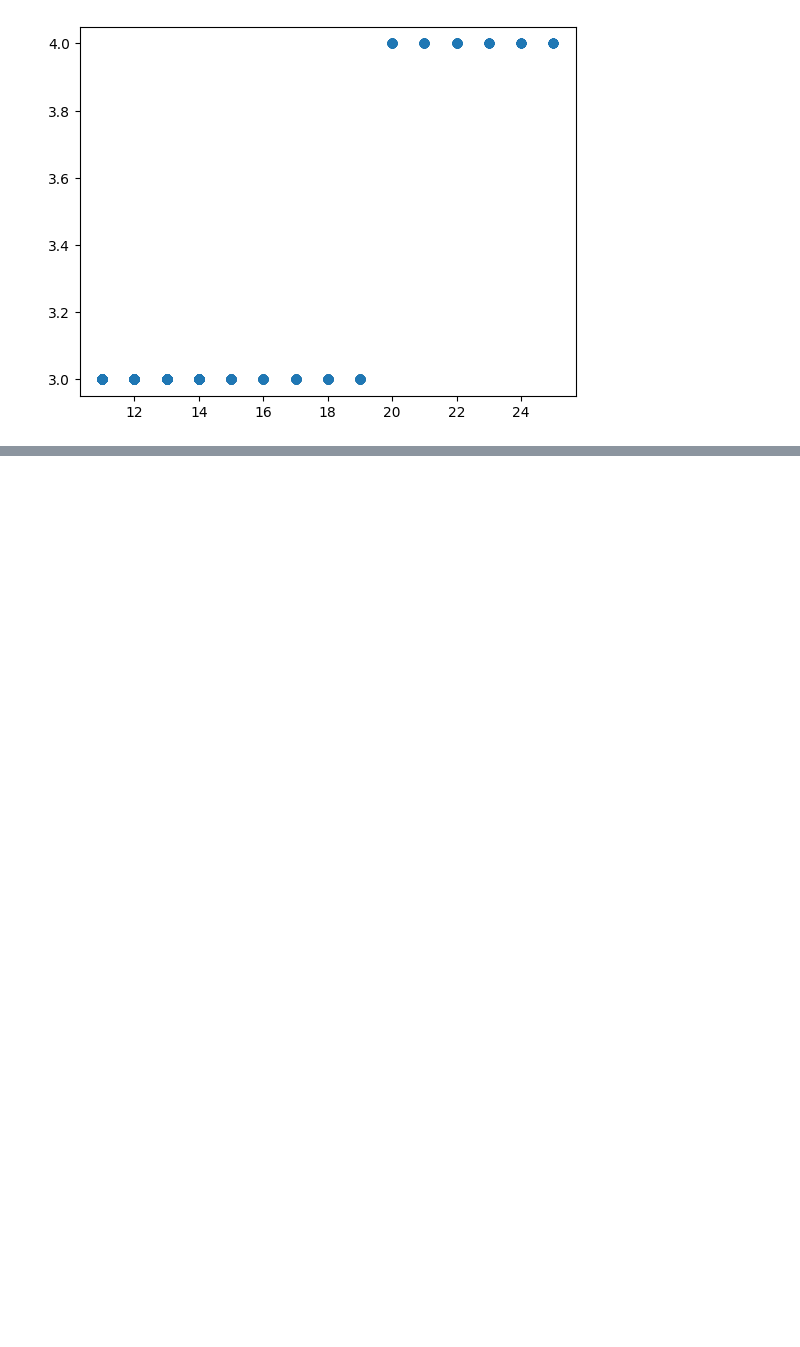
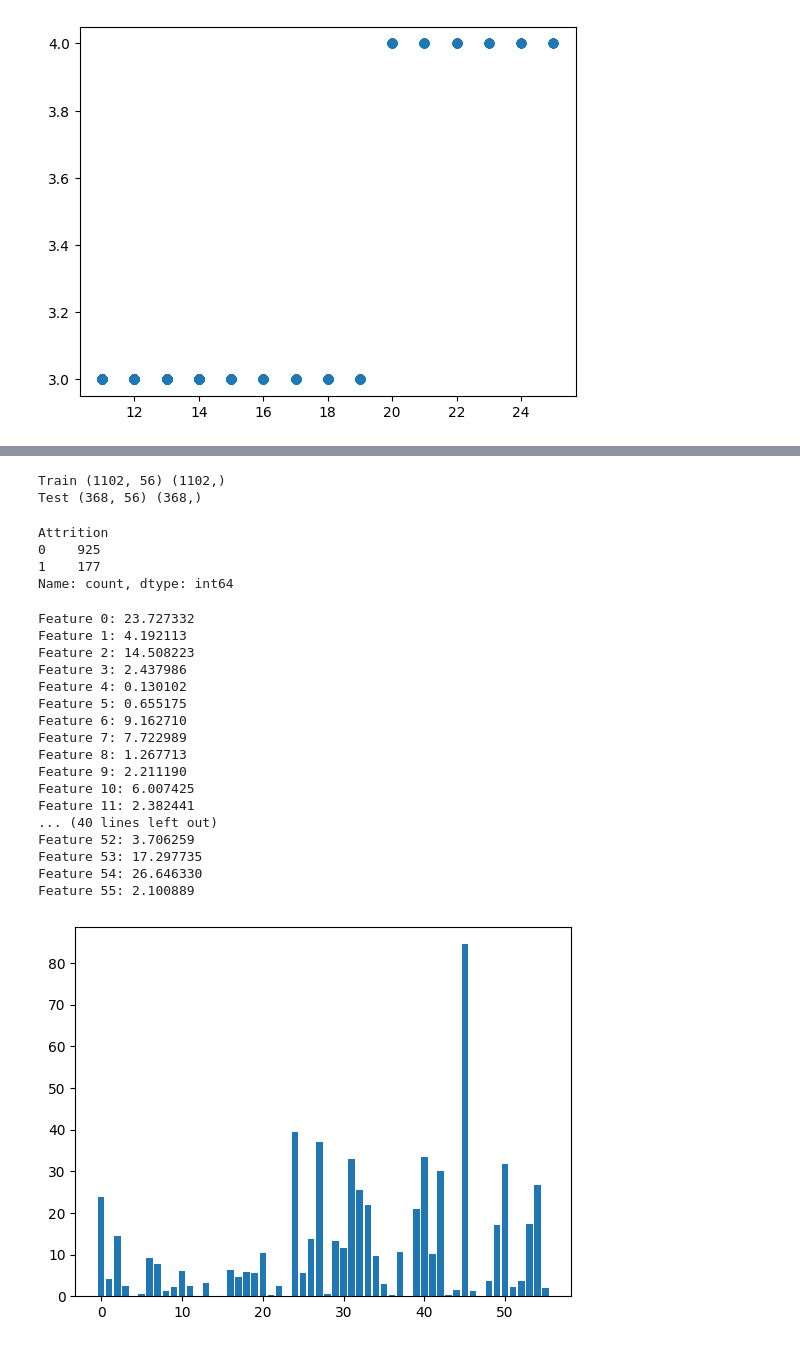
Before and after one commit to ymcgillicuddy/HR-Analytics, a Jupyter notebook: HR Analytics.ipynb, the cells around one changed output, grey strips where cells are left out. Drawn from its saved outputs; the diff is of its cells as text; code cells hidden in the pictures; blank space fills up the shorter version.

```diff
--- a/HR Analytics.ipynb
+++ b/HR Analytics.ipynb
@@ -428,0 +385,14 @@ df.head()
+# %%
+encoder = OneHotEncoder(sparse=False)
+new_df = pd.DataFrame()
+
+for cat in categorical_df.columns: # loop through each column in categorical_df
+    values = asarray(df[cat].to_list()) # list of column values as an array
+    values = values.reshape(len(values),1) # reshape array
+    result = encoder.fit_transform(values) # fit encoder on values
+    cols = pd.DataFrame(result, columns=encoder.categories_) # utilise categorical values as column names
+    new_df=pd.concat([new_df,cols],axis=1) # add new columns to new_df
+
+X_cat = pd.concat([new_df.reset_index(drop=True),X.reset_index(drop=True)],axis=1) # concatenating new_df to previous X dataframe and resetting index to prevent index from memory persisting
+X_cat.columns = X_cat.columns.astype(str) # ensuring that column titles are strings
+X_cat.head()
@@ -428,0 +425,34 @@ df.head()
+# %%
+X_cat_train, X_cat_test, y_cat_train, y_cat_test = train_test_split(X_cat, y, test_size=0.25, random_state=19) # splitting new dataframe
+X_y_cat_shape = print_shape(X_cat_train,y_cat_train,X_cat_test,y_cat_test) #checking shape of new data split
+# %% [output]
+Train (1102, 56) (1102,)
+Test (368, 56) (368,)
+# %%
+y_cat_train.value_counts()
+# %% [output]
+Attrition
+0    925
+1    177
+Name: count, dtype: int64
+# %%
+plot_cat = plot_k_best(X_cat_train,y_cat_train,X_cat_test) # plotting scores of all features in the new train/test data
+# %% [output]
+Feature 0: 23.727332
+Feature 1: 4.192113
+Feature 2: 14.508223
+Feature 3: 2.437986
+Feature 4: 0.130102
+Feature 5: 0.655175
+Feature 6: 9.162710
+Feature 7: 7.722989
+Feature 8: 1.267713
+Feature 9: 2.211190
+Feature 10: 6.007425
+Feature 11: 2.382441
+... (40 lines left out)
+Feature 52: 3.706259
+Feature 53: 17.297735
+Feature 54: 26.646330
+Feature 55: 2.100889
+[figure, added]
```
Also changed, not shown: parts of 63 cells of this notebook, 1 other file.
